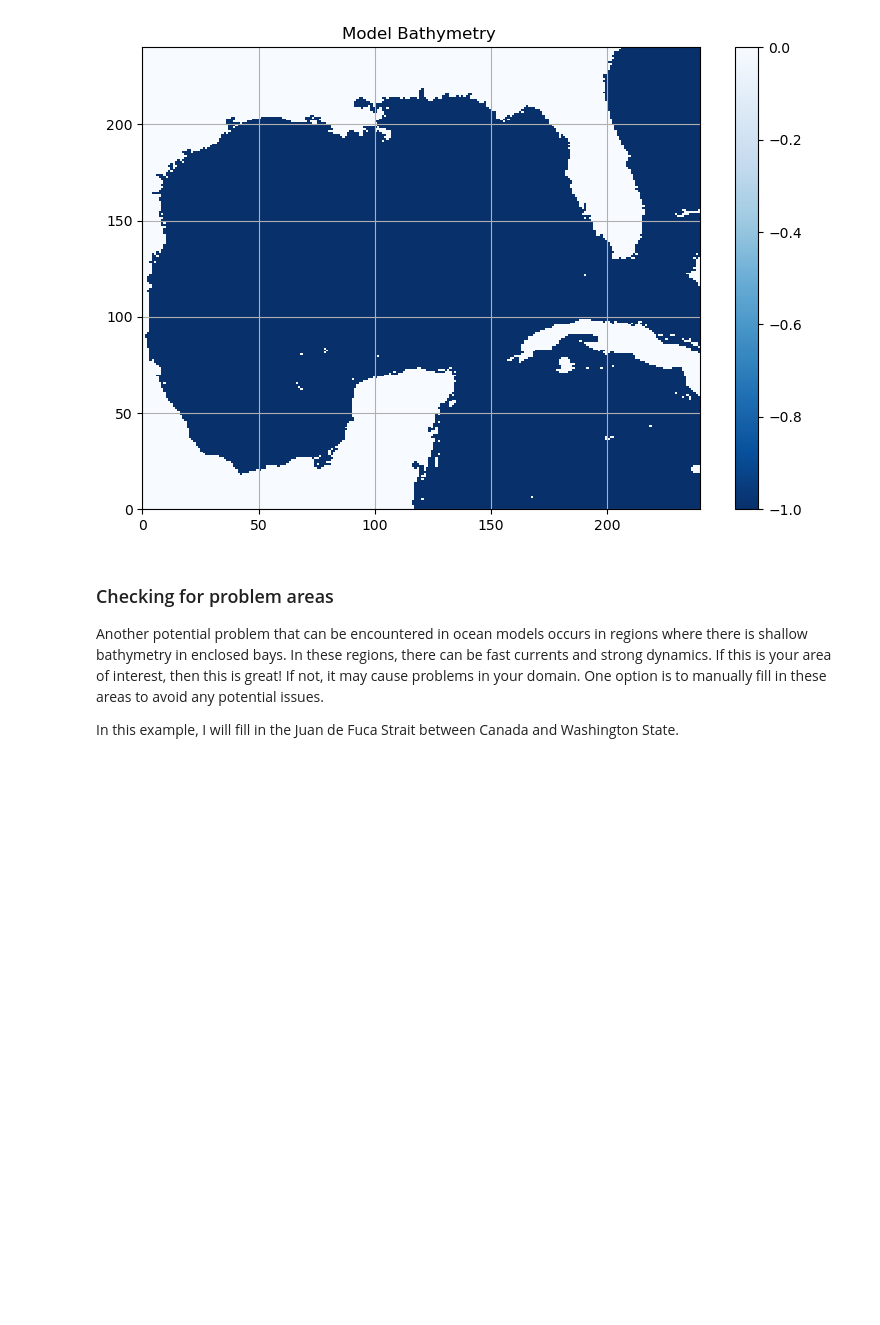
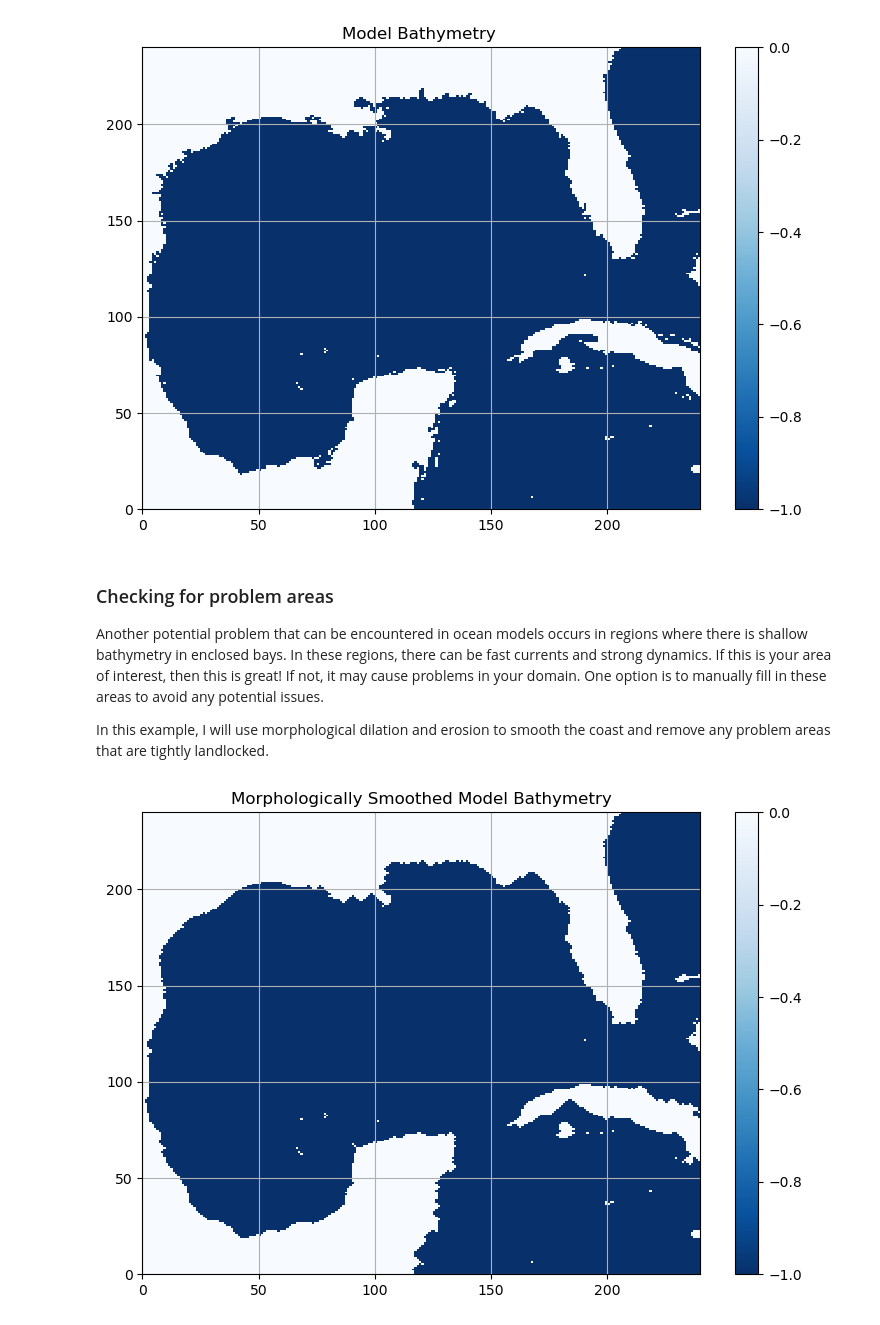
Before and after one commit to DannyMatlob/cs185c_fall2024_ocean_modeling, a Jupyter notebook: Project/notebooks/9-2 Notebook.ipynb, the cells around one changed output. Saved outputs shown, nothing was run; the diff lists cells and outputs as text; code cells hidden in the pictures; blank space fills up the shorter version.

```diff
--- a/Project/notebooks/9-2 Notebook.ipynb
+++ b/Project/notebooks/9-2 Notebook.ipynb
@@ -108,10 +108,36 @@ plt.show()
 ### Checking for problem areas
 Another potential problem that can be encountered in ocean models occurs in regions where there is shallow bathymetry in enclosed bays. In these regions, there can be fast currents and strong dynamics. If this is your area of interest, then this is great! If not, it may cause problems in your domain. One option is to manually fill in these areas to avoid any potential issues.
 
-In this example, I will fill in the Juan de Fuca Strait between Canada and Washington State.
+In this example, I will use morphological dilation and erosion to smooth the coast and remove any problem areas that are tightly landlocked.
 # %%
+import numpy as np
+import matplotlib.pyplot as plt
+from scipy.ndimage import binary_dilation, binary_erosion
+
 # fill in some areas around BC
 Model_bathy_filled = np.copy(Model_bathy)
-Model_bathy_filled[342:352, 85:105] = 0
-Model_bathy_filled[282:340, 130:160] = 0
-Model_bathy_filled[325:350, 115:130] = 0
+#Model_bathy_filled[199:220, 90:102] = 0
+
+# Create a binary mask where 0 values are "land" and non-zero values are "sea"
+binary_mask = Model_bathy_filled == 0
+
+# Apply dilation followed by erosion (closing operation) to smooth the land-sea boundaries
+binary_mask = binary_erosion(binary_mask, iterations=2)  # Erosion to smooth back
+binary_mask = binary_dilation(binary_mask, iterations=2)  # Dilation to expand land
+binary_mask = binary_dilation(binary_mask, iterations=3)  # Dilation to expand land
+binary_mask = binary_erosion(binary_mask, iterations=3)  # Erosion to smooth back
+
+# Update the bathymetry using the smoothed mask (set land back to 0)
+Model_bathy_smoothed = np.where(smoothed_mask, 0, Model_bathy_filled)
+
+plt.figure(figsize=(9,6))
+
+# Plot the smoothed bathymetry
+C = plt.pcolormesh(Model_bathy_smoothed, vmin=-1, vmax=0, cmap='Blues_r')
+plt.colorbar(C)
+plt.grid()
+plt.title('Morphologically Smoothed Model Bathymetry')
+
+plt.show()
+# %% [output]
+[figure, added]
```
Also changed, not shown: parts of 6 cells of this notebook, 2 other files.
